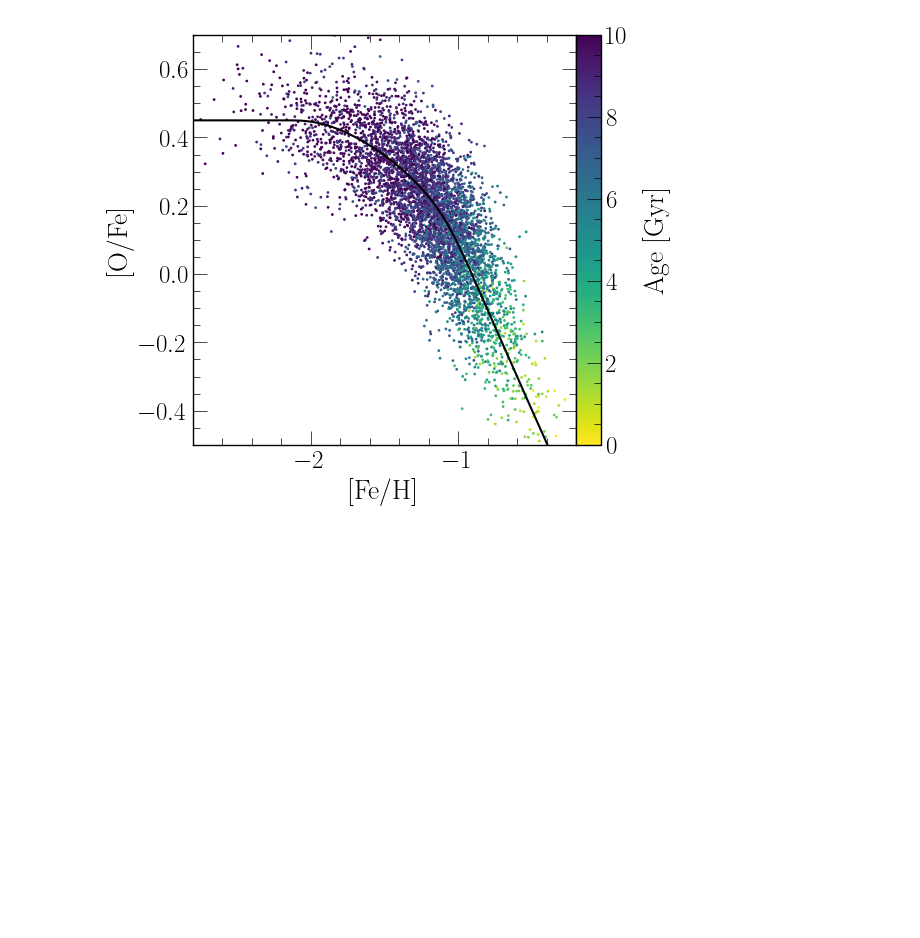
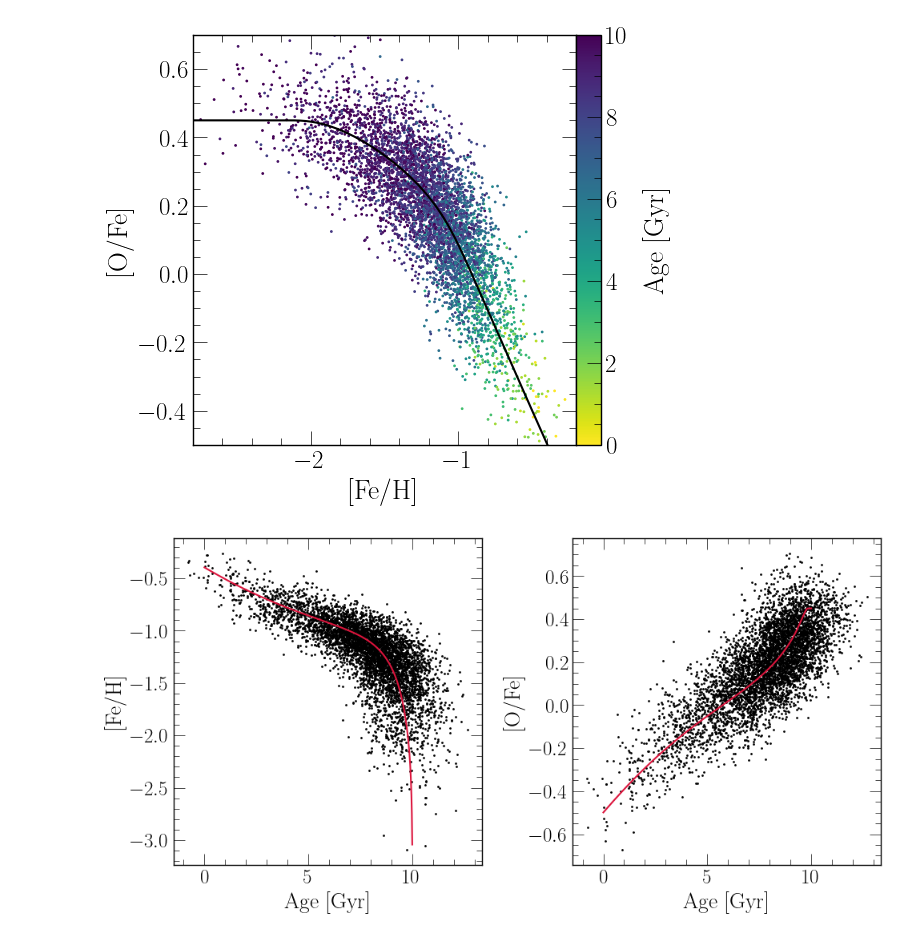
Before and after one commit to giganano/h3halo, a Jupyter notebook: notebooks/mock.ipynb, the cells around one changed output. Cells and saved outputs as stored; diff of their text form; code cells hidden in the pictures; blank space fills up the shorter version.

```diff
--- a/notebooks/mock.ipynb
+++ b/notebooks/mock.ipynb
@@ -48,3 +48,23 @@ cbar_ax.set_position([
 plt.show()
 # %% [output]
 [figure]
+# %%
+fig = plt.figure(figsize = (10, 5))
+axes = []
+ylabels = ["[Fe/H]", "[O/Fe]"]
+for i in range(2):
+    axes.append(fig.add_subplot(121 + i))
+    axes[i].set_xlabel("Age [Gyr]")
+    axes[i].set_ylabel(ylabels[i])
+
+kwargs = {
+    "s": 1,
+    "c": named_colors()["black"]
+}
+for i in range(len(axes)):
+    axes[i].scatter(data["age"], data[ylabels[i]], **kwargs)
+    axes[i].plot(out.history["lookback"], out.history[ylabels[i]], c = named_colors()["crimson"])
+plt.tight_layout()
+plt.show()
+# %% [output]
+[figure, added]
```
